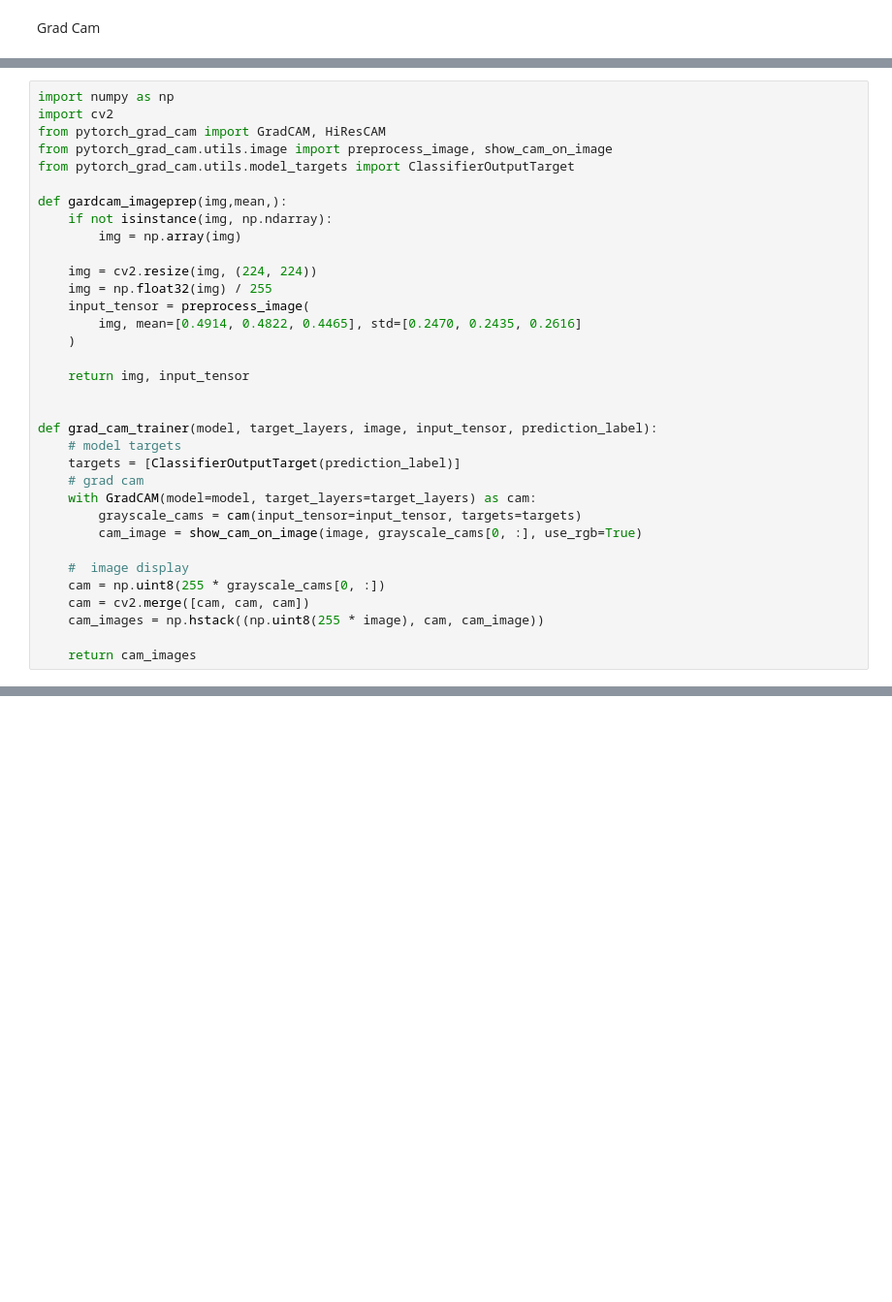
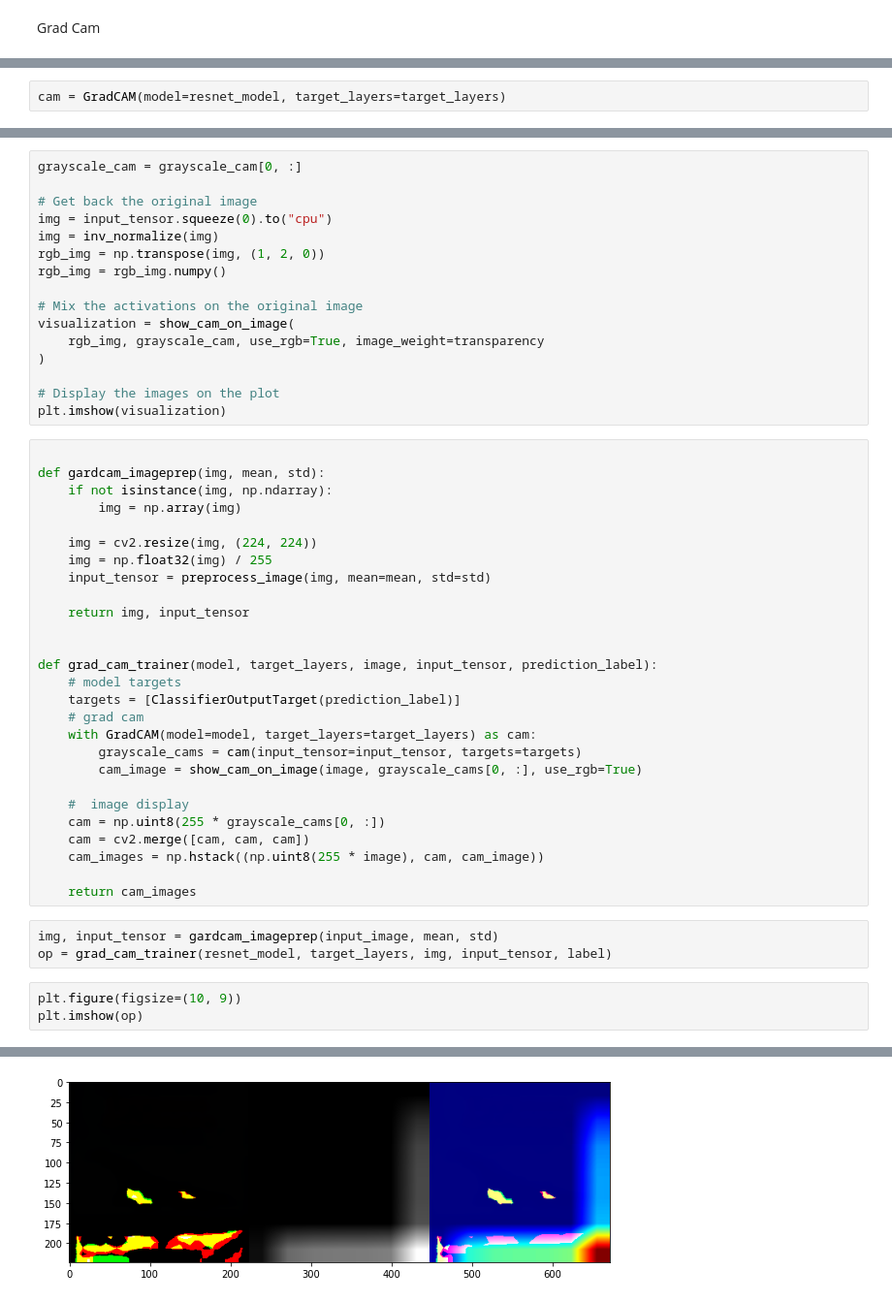
Before and after one commit to soutrik71/advanced_vision_modules_pytorch, a Jupyter notebook: notebook/session13/Assignment13.ipynb, the cells around one changed output, grey strips where cells are left out. Shown at 97% size. Drawn from its saved outputs; the diff is of its cells as text; blank space fills up the shorter version.

```diff
--- a/notebook/session13/Assignment13.ipynb
+++ b/notebook/session13/Assignment13.ipynb
@@ -398,0 +472,2 @@ print(label)
+# %%
+cam = GradCAM(model=resnet_model, target_layers=target_layers)
@@ -399,19 +478,28 @@ print(label)
+# %%
+grayscale_cam = grayscale_cam[0, :]
+
+# Get back the original image
+img = input_tensor.squeeze(0).to("cpu")
+img = inv_normalize(img)
+rgb_img = np.transpose(img, (1, 2, 0))
+rgb_img = rgb_img.numpy()
+
+# Mix the activations on the original image
+visualization = show_cam_on_image(
+    rgb_img, grayscale_cam, use_rgb=True, image_weight=transparency
+)
+
+# Display the images on the plot
+plt.imshow(visualization)
 # %%
-import numpy as np
-import cv2
-from pytorch_grad_cam import GradCAM, HiResCAM
-from pytorch_grad_cam.utils.image import preprocess_image, show_cam_on_image
-from pytorch_grad_cam.utils.model_targets import ClassifierOutputTarget
 
-def gardcam_imageprep(img,mean,):
+def gardcam_imageprep(img, mean, std):
     if not isinstance(img, np.ndarray):
         img = np.array(img)
 
     img = cv2.resize(img, (224, 224))
     img = np.float32(img) / 255
-    input_tensor = preprocess_image(
-        img, mean=[0.4914, 0.4822, 0.4465], std=[0.2470, 0.2435, 0.2616]
-    )
+    input_tensor = preprocess_image(img, mean=mean, std=std)
 
     return img, input_tensor
 
@@ -430,3 +518,10 @@ def grad_cam_trainer(model, target_layers, image, input_tensor, prediction_label
     cam_images = np.hstack((np.uint8(255 * image), cam, cam_image))
 
     return cam_images
+# %%
+img, input_tensor = gardcam_imageprep(input_image, mean, std)
+op = grad_cam_trainer(resnet_model, target_layers, img, input_tensor, label)
+# %%
+plt.figure(figsize=(10, 9))
+plt.imshow(op)
+# %% [output]
@@ -432,0 +529 @@ def grad_cam_trainer(model, target_layers, image, input_tensor, prediction_label
+[figure, added]
```
Also changed, not shown: parts of 18 cells of this notebook, 3 other files.
